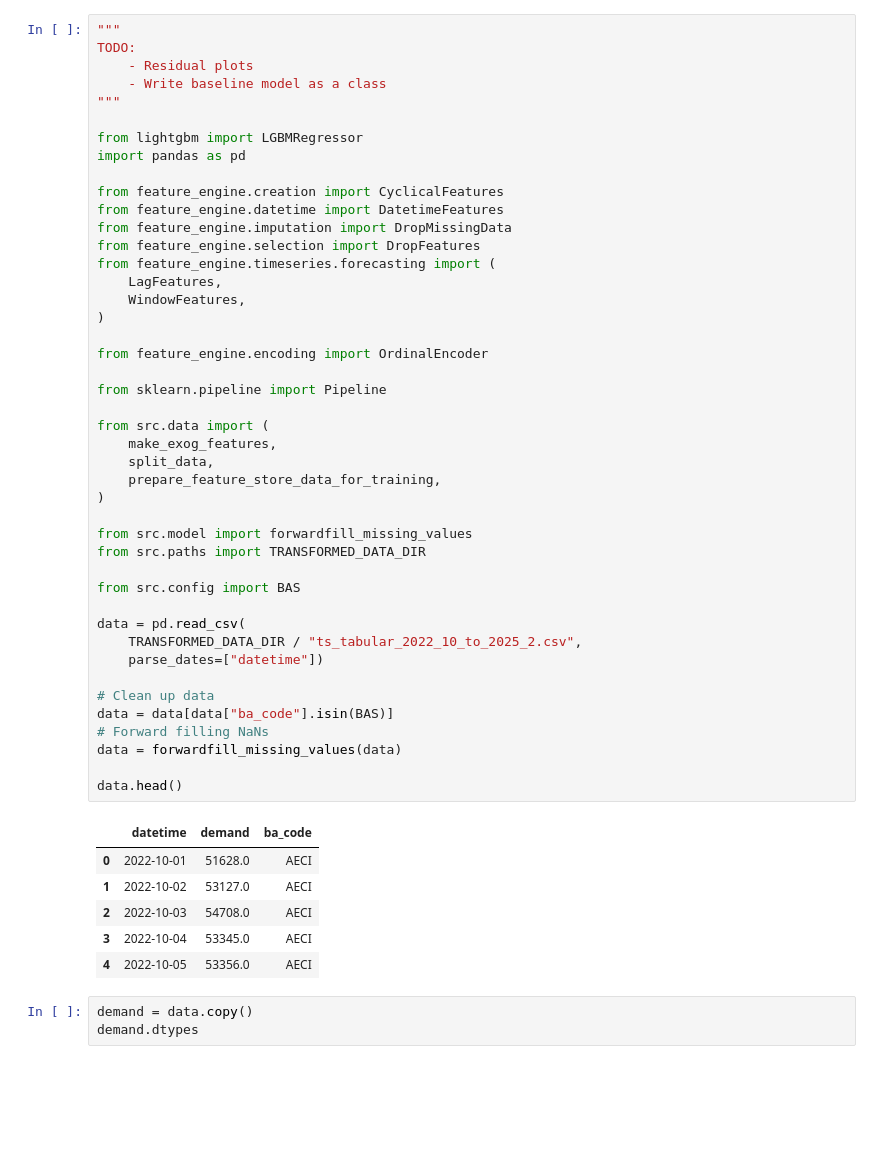
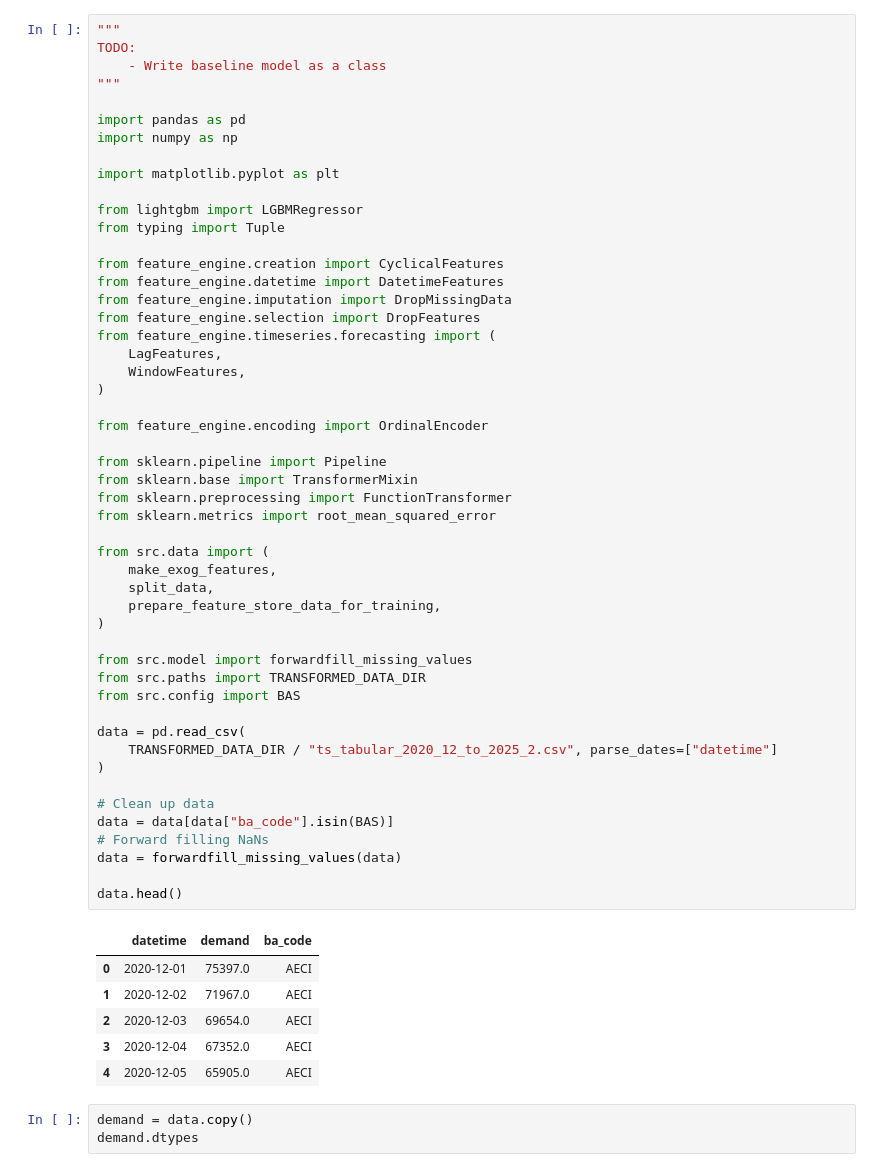
Before and after one commit to d-lazenby/energy-demand-forecasting, a Jupyter notebook: notebooks/05a_lgbm_model.ipynb, the cells around one changed output. Saved outputs shown, nothing was run; the diff lists cells and outputs as text; blank space fills up the shorter version.

```diff
--- a/notebooks/05a_lgbm_model.ipynb
+++ b/notebooks/05a_lgbm_model.ipynb
@@ -1,12 +1,16 @@
 # %%
 """
 TODO:
-    - Residual plots
     - Write baseline model as a class
 """
 
+import pandas as pd
+import numpy as np
+
+import matplotlib.pyplot as plt
+
 from lightgbm import LGBMRegressor
-import pandas as pd
+from typing import Tuple
 
 from feature_engine.creation import CyclicalFeatures
 from feature_engine.datetime import DatetimeFeatures
@@ -14,41 +18,43 @@ from feature_engine.imputation import DropMissingData
 from feature_engine.selection import DropFeatures
 from feature_engine.timeseries.forecasting import (
     LagFeatures,
     WindowFeatures,
 )
 
 from feature_engine.encoding import OrdinalEncoder
 
 from sklearn.pipeline import Pipeline
+from sklearn.base import TransformerMixin
+from sklearn.preprocessing import FunctionTransformer
+from sklearn.metrics import root_mean_squared_error
 
 from src.data import (
     make_exog_features,
     split_data,
     prepare_feature_store_data_for_training,
 )
 
 from src.model import forwardfill_missing_values
 from src.paths import TRANSFORMED_DATA_DIR
-
 from src.config import BAS
 
 data = pd.read_csv(
-    TRANSFORMED_DATA_DIR / "ts_tabular_2022_10_to_2025_2.csv",
-    parse_dates=["datetime"])
+    TRANSFORMED_DATA_DIR / "ts_tabular_2020_12_to_2025_2.csv", parse_dates=["datetime"]
+)
 
 # Clean up data
 data = data[data["ba_code"].isin(BAS)]
 # Forward filling NaNs
 data = forwardfill_missing_values(data)
 
 data.head()
 # %% [output]
 |  | datetime | demand | ba_code |
-| 0 | 2022-10-01 | 51628.0 | AECI |
-| 1 | 2022-10-02 | 53127.0 | AECI |
-| 2 | 2022-10-03 | 54708.0 | AECI |
-| 3 | 2022-10-04 | 53345.0 | AECI |
-| 4 | 2022-10-05 | 53356.0 | AECI |
+| 0 | 2020-12-01 | 75397.0 | AECI |
+| 1 | 2020-12-02 | 71967.0 | AECI |
+| 2 | 2020-12-03 | 69654.0 | AECI |
+| 3 | 2020-12-04 | 67352.0 | AECI |
+| 4 | 2020-12-05 | 65905.0 | AECI |
 # %%
 demand = data.copy()
 demand.dtypes
```
Also changed, not shown: parts of 35 cells of this notebook.
